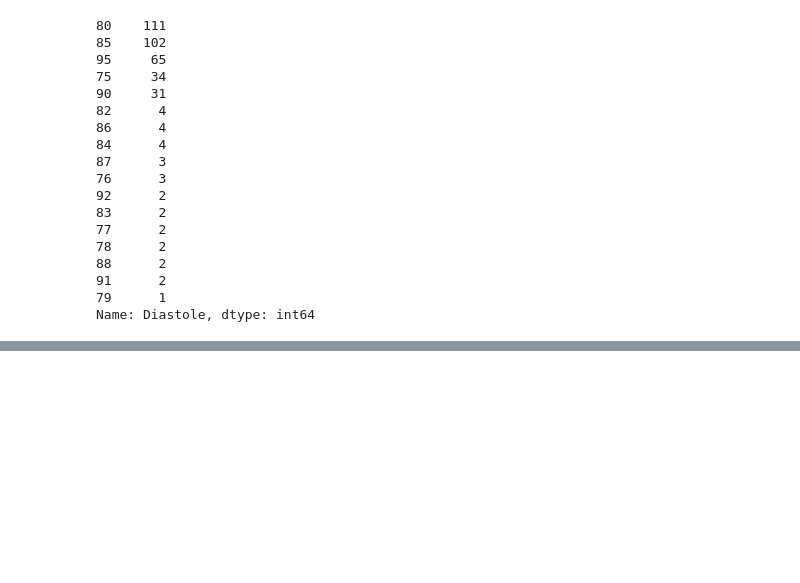
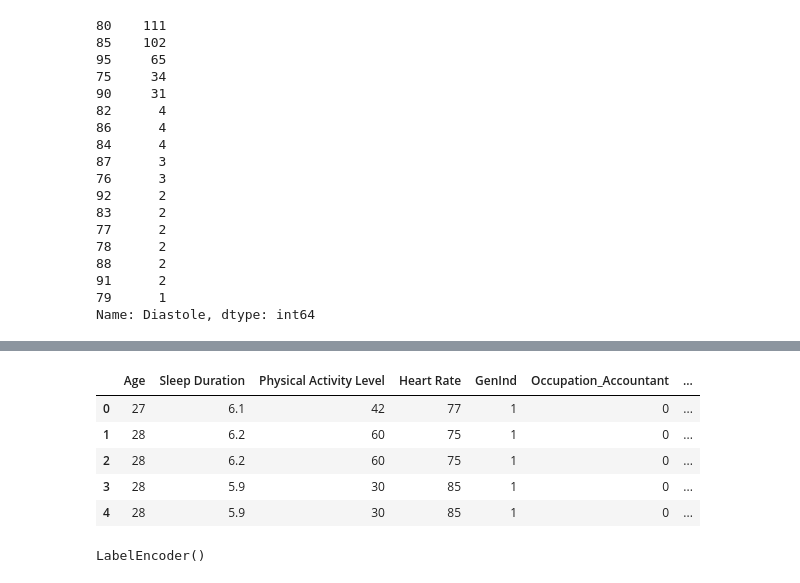
Before and after one commit to debhere/Sleep-Disorder, a Jupyter notebook: Sleep Disorder.ipynb, the cells around one changed output, grey strips where cells are left out. Saved outputs shown, nothing was run; the diff lists cells and outputs as text; code cells hidden in the pictures; blank space fills up the shorter version.

```diff
--- a/Sleep Disorder.ipynb
+++ b/Sleep Disorder.ipynb
@@ -397,0 +408,9 @@ Name: Diastole, dtype: int64
+# %%
+sleepdata.head()
+# %% [output]
+|  | Age | Sleep Duration | Physical Activity Level | Heart Rate | GenInd | Occupation_Accountant | ... |
+| 0 | 27 | 6.1 | 42 | 77 | 1 | 0 | ... |
+| 1 | 28 | 6.2 | 60 | 75 | 1 | 0 | ... |
+| 2 | 28 | 6.2 | 60 | 75 | 1 | 0 | ... |
+| 3 | 28 | 5.9 | 30 | 85 | 1 | 0 | ... |
+| 4 | 28 | 5.9 | 30 | 85 | 1 | 0 | ... |
@@ -397,0 +419,5 @@ Name: Diastole, dtype: int64
+# %%
+labelEncoder = LabelEncoder()
+labelEncoder.fit(sleepdata['Age Range'])
+# %% [output]
+LabelEncoder()
```
Also changed, not shown: parts of 21 cells of this notebook.
